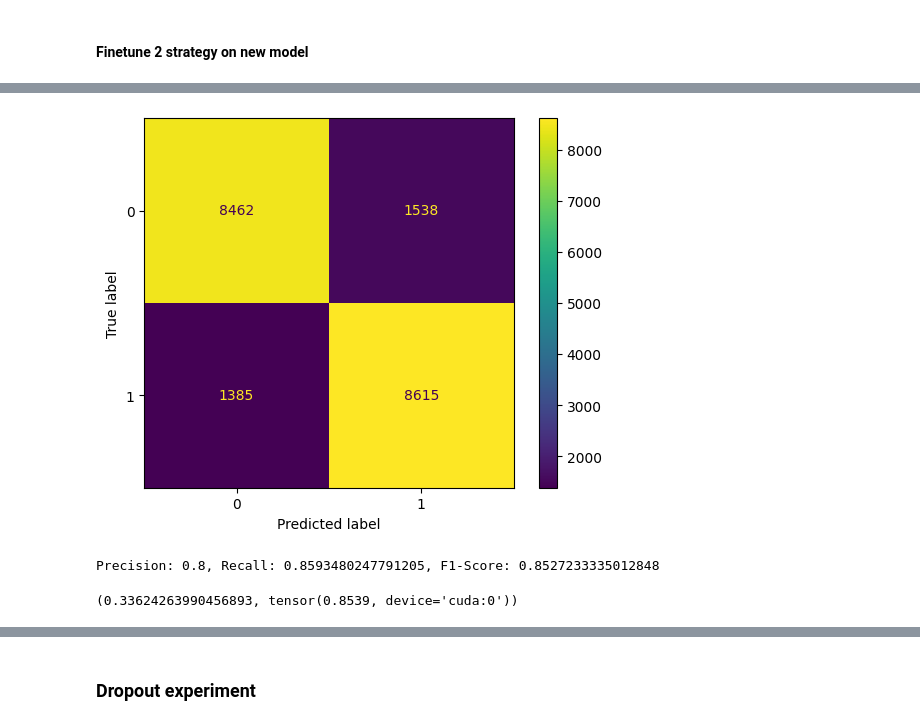
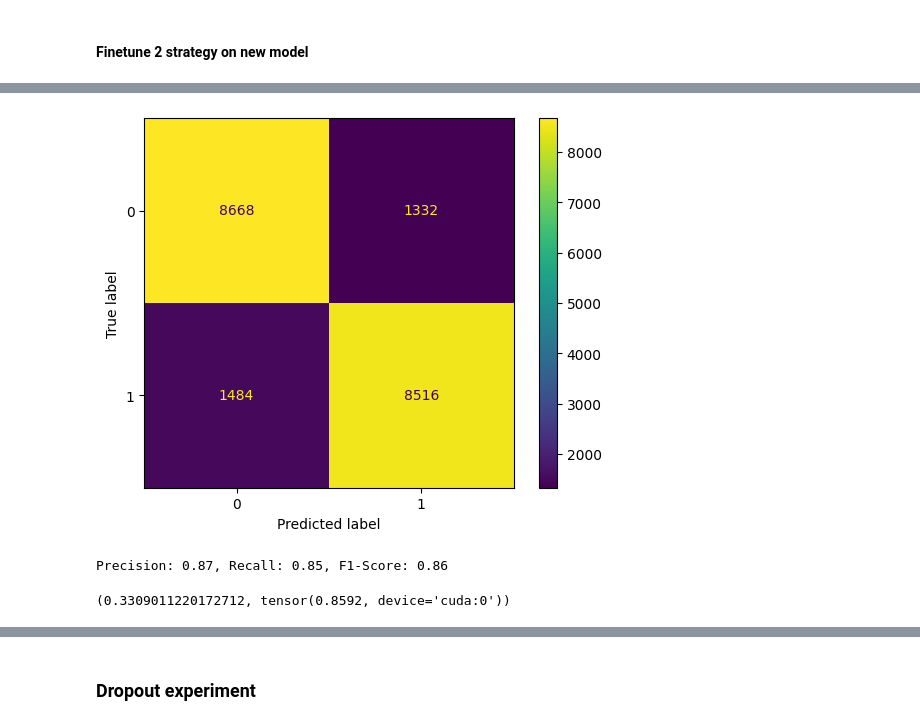
Before and after one commit to AngeloGalav/gauntlet, a Jupyter notebook: playground.ipynb, the cells around one changed output, grey strips where cells are left out. Drawn from its saved outputs; the diff is of its cells as text; code cells hidden in the pictures.

```diff
--- a/playground.ipynb
+++ b/playground.ipynb
@@ -235,5 +235,5 @@ Accuracy: 85.2%, Avg loss: 0.337384
 # %%
-model_name = "best_ModResNet50_beefy.pth"
+model_name = "best_ModResNet50_beefy"
 model_utils.test(test_dataloader, mod_resnet50, loss_fn, device, model_name=model_name, visualize=True)
 # %% [output]
 Test Error:
@@ -242,5 +242,5 @@ Confusion matrix report, tp: 8462, fp: 1538, fn: 1385, tn:8615
-[figure, old version]
+[figure, new version]
-Precision: 0.8, Recall: 0.8593480247791205, F1-Score: 0.8527233335012848
+Precision: 0.87, Recall: 0.85, F1-Score: 0.86
-(0.33624263990456893, tensor(0.8539, device='cuda:0'))
+(0.3309011220172712, tensor(0.8592, device='cuda:0'))
 # %%
 if artifacts != None:
```
Also changed, not shown: parts of 3 cells of this notebook, 7 other files.
